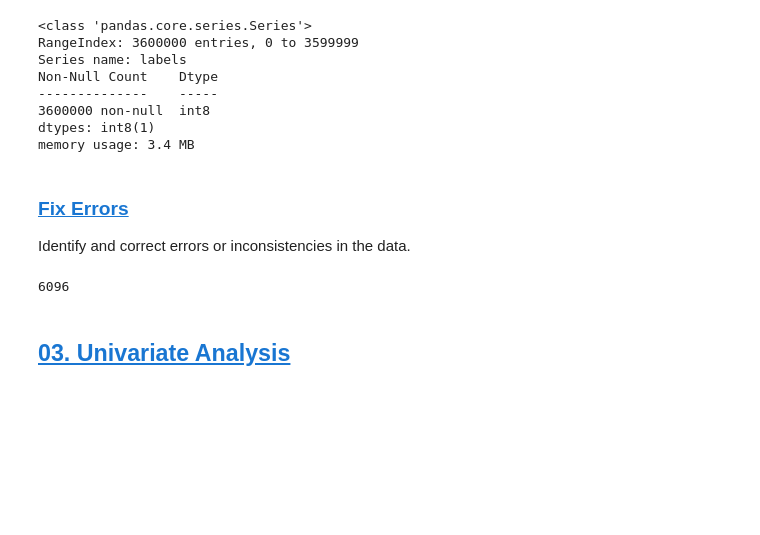
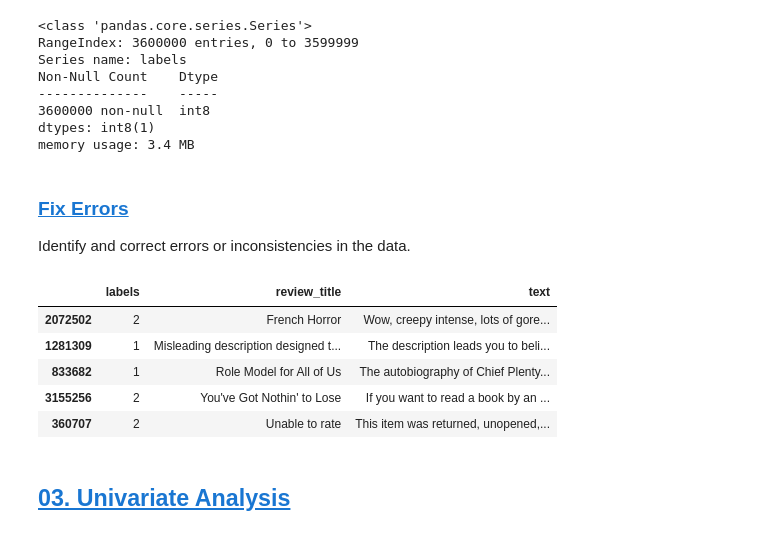
Before and after one commit to inesgcalvo/customer_review_classifier, a Jupyter notebook: notebook/02_exploratory_data_analysis.ipynb, the cells around one changed output. Drawn from its saved outputs; the diff is of its cells as text; code cells hidden in the pictures; blank space fills up the shorter version.

```diff
--- a/notebook/02_exploratory_data_analysis.ipynb
+++ b/notebook/02_exploratory_data_analysis.ipynb
@@ -227,5 +238 @@ if DETECT_LANGUAGE:
     train_df.to_csv('../data/train_data_preprocessed.csv', index=False)
-# %%
-len(spanish_texts)
-# %% [output]
-6096
@@ -232,3 +244,12 @@ len(spanish_texts)
+# %%
+train_df.sample(5)
+# %% [output]
+|  | labels | review_title | text |
+| 2072502 | 2 | French Horror | Wow, creepy intense, lots of gore... |
+| 1281309 | 1 | Misleading description designed t... | The description leads you to beli... |
+| 833682 | 1 | Role Model for All of Us | The autobiography of Chief Plenty... |
+| 3155256 | 2 | You've Got Nothin' to Lose | If you want to read a book by an ... |
+| 360707 | 2 | Unable to rate | This item was returned, unopened,... |
 # %% [markdown]
 ## <a id='toc1_3_'></a>[03. Univariate Analysis](#toc0_)
 # %% [markdown]
```
Also changed, not shown: parts of 14 cells of this notebook, 1 other file.
